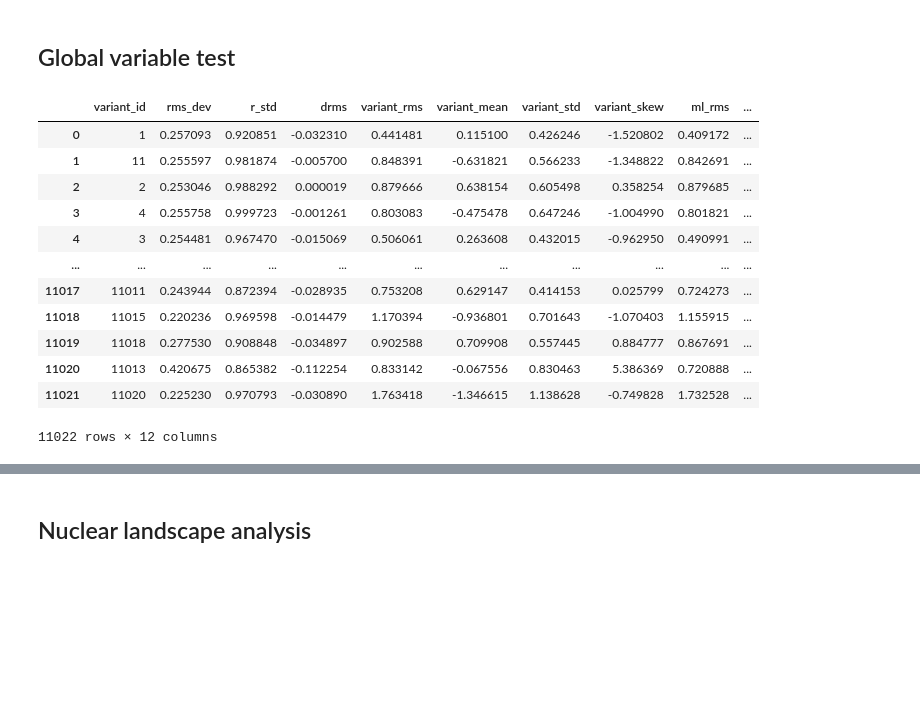
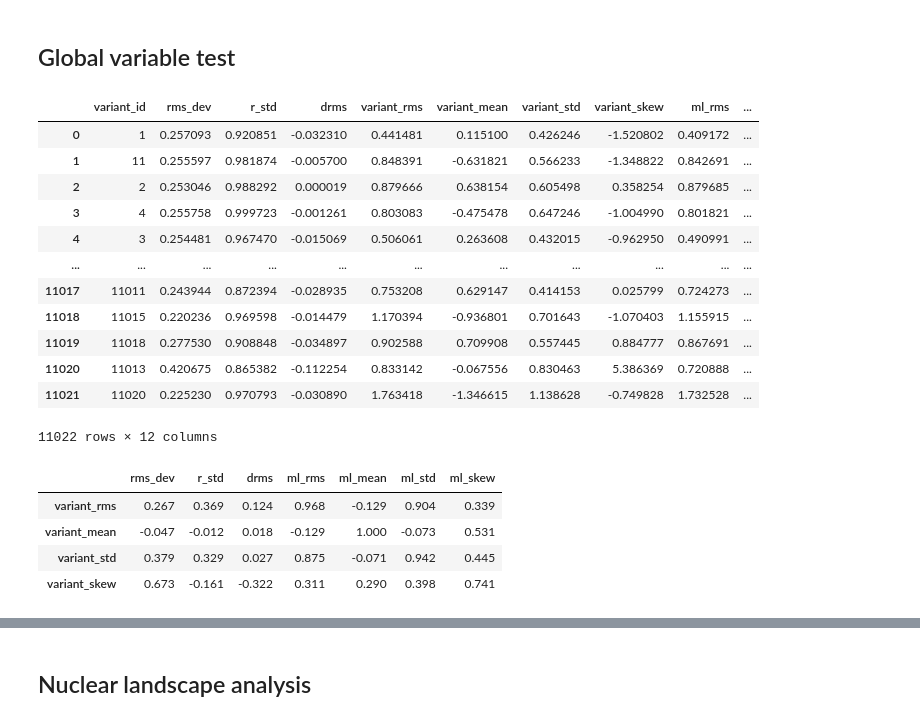
Before and after one commit to mzyudhistira/BSk24-Emu, a Jupyter notebook: analysis.ipynb, the cells around one changed output, grey strips where cells are left out. Cells and saved outputs as stored; diff of their text form; code cells hidden in the pictures; blank space fills up the shorter version.

```diff
--- a/analysis.ipynb
+++ b/analysis.ipynb
@@ -162,32 +163,37 @@ moment_df = pd.concat(
     [full_result["variant_id"], full_result["moment"].apply(pd.Series)], axis=1
 )
 moment_df.insert(2, "r_std", moment_df["ml_std"] / moment_df["variant_std"])
 moment_df.insert(3, "drms", moment_df["ml_rms"] - moment_df["variant_rms"])
-moment_df
+display(moment_df)
 
 # Correlation test
 target_columns = ["variant_rms", "variant_mean", "variant_std", "variant_skew"]
 result_columns = ["rms_dev", "r_std", "drms", "ml_rms", "ml_mean", "ml_std", "ml_skew"]
 
 corr_matrix = pd.DataFrame(index=target_columns, columns=result_columns, dtype=float)
 
 for index in target_columns:
     for column in result_columns:
         corr = moment_df[[index, column]].corr(method="spearman").iloc[0, 1]
         corr_matrix.loc[index, column] = round(corr, 3)
 
-print(corr_matrix)
+display(corr_matrix)
 # %% [output]
 |  | variant_id | rms_dev | r_std | drms | variant_rms | variant_mean | variant_std | variant_skew | ml_rms | ... |
 | 0 | 1 | 0.257093 | 0.920851 | -0.032310 | 0.441481 | 0.115100 | 0.426246 | -1.520802 | 0.409172 | ... |
 | 1 | 11 | 0.255597 | 0.981874 | -0.005700 | 0.848391 | -0.631821 | 0.566233 | -1.348822 | 0.842691 | ... |
 | 2 | 2 | 0.253046 | 0.988292 | 0.000019 | 0.879666 | 0.638154 | 0.605498 | 0.358254 | 0.879685 | ... |
 | 3 | 4 | 0.255758 | 0.999723 | -0.001261 | 0.803083 | -0.475478 | 0.647246 | -1.004990 | 0.801821 | ... |
 | 4 | 3 | 0.254481 | 0.967470 | -0.015069 | 0.506061 | 0.263608 | 0.432015 | -0.962950 | 0.490991 | ... |
 | ... | ... | ... | ... | ... | ... | ... | ... | ... | ... | ... |
 | 11017 | 11011 | 0.243944 | 0.872394 | -0.028935 | 0.753208 | 0.629147 | 0.414153 | 0.025799 | 0.724273 | ... |
 | 11018 | 11015 | 0.220236 | 0.969598 | -0.014479 | 1.170394 | -0.936801 | 0.701643 | -1.070403 | 1.155915 | ... |
 | 11019 | 11018 | 0.277530 | 0.908848 | -0.034897 | 0.902588 | 0.709908 | 0.557445 | 0.884777 | 0.867691 | ... |
 | 11020 | 11013 | 0.420675 | 0.865382 | -0.112254 | 0.833142 | -0.067556 | 0.830463 | 5.386369 | 0.720888 | ... |
 | 11021 | 11020 | 0.225230 | 0.970793 | -0.030890 | 1.763418 | -1.346615 | 1.138628 | -0.749828 | 1.732528 | ... |
 11022 rows × 12 columns
+|  | rms_dev | r_std | drms | ml_rms | ml_mean | ml_std | ml_skew |
+| variant_rms | 0.267 | 0.369 | 0.124 | 0.968 | -0.129 | 0.904 | 0.339 |
+| variant_mean | -0.047 | -0.012 | 0.018 | -0.129 | 1.000 | -0.073 | 0.531 |
+| variant_std | 0.379 | 0.329 | 0.027 | 0.875 | -0.071 | 0.942 | 0.445 |
+| variant_skew | 0.673 | -0.161 | -0.322 | 0.311 | 0.290 | 0.398 | 0.741 |
```
Also changed, not shown: parts of 3 cells of this notebook.
